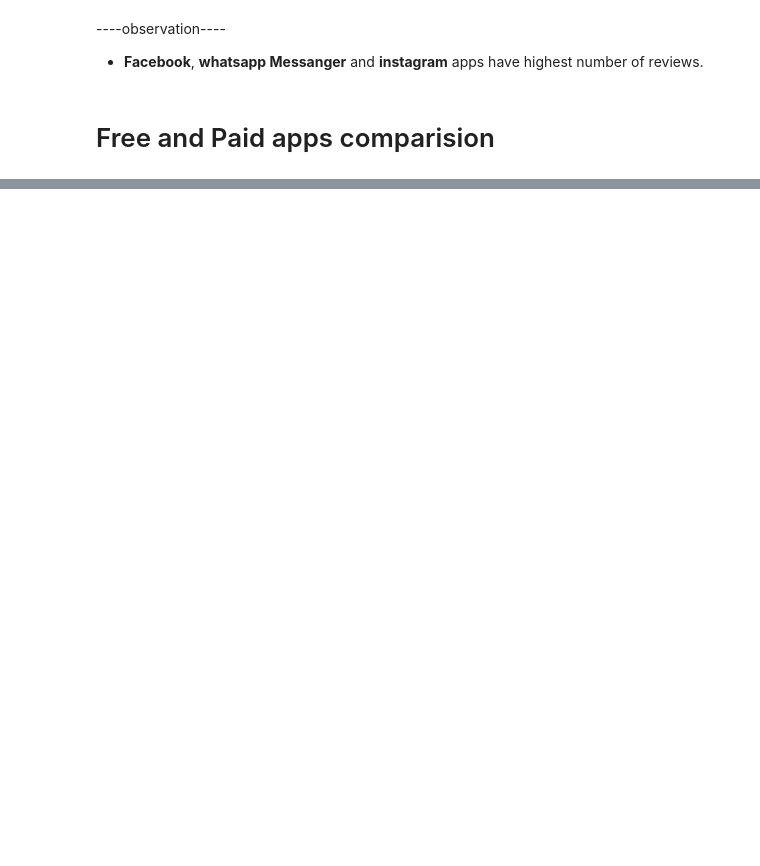
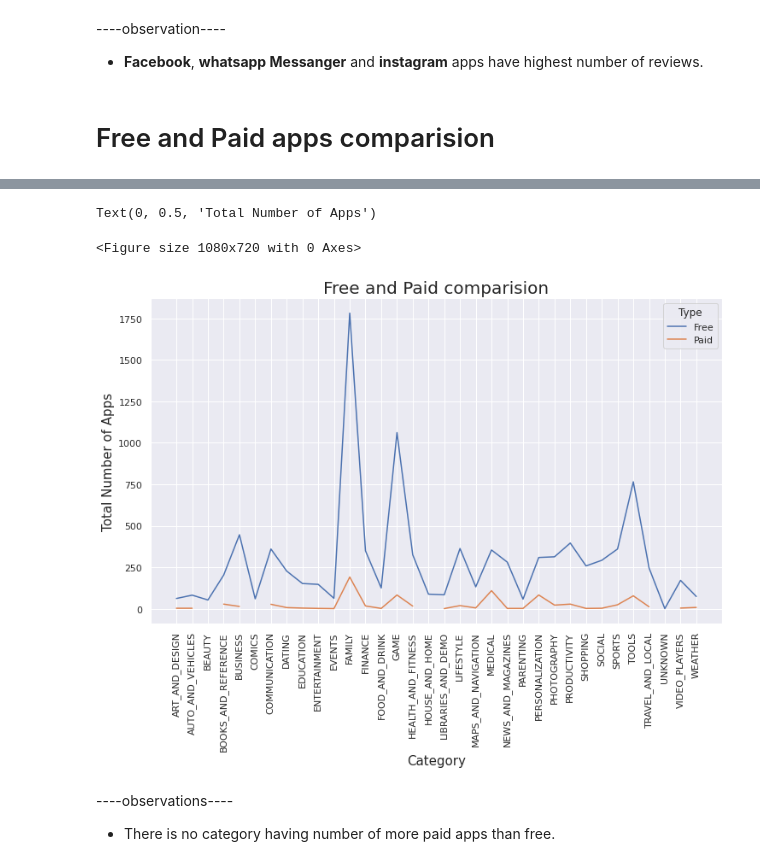
Before and after one commit to kuldeep-sngh/Play-Store-App-Review-Analysis, a Jupyter notebook: Play_Store_App_Review_Analysis_colab_notebook.ipynb, the cells around one changed output, grey strips where cells are left out. Drawn from its saved outputs; the diff is of its cells as text; code cells hidden in the pictures; blank space fills up the shorter version.

```diff
--- a/Play_Store_App_Review_Analysis_colab_notebook.ipynb
+++ b/Play_Store_App_Review_Analysis_colab_notebook.ipynb
@@ -792,0 +810,21 @@ highest_reviews_df.head(10)
+# %%
+# groupby 'category' and 'type'
+type_app_count_df = playstore_df.groupby(['Category' , 'Type']).App.size().unstack()
+# %%
+# plot a line graph to view the number of apps are paid and free.
+plt.figure(figsize=(15,10))
+type_app_count_df.plot()
+plt.xticks(np.arange(len(type_app_count_df.index)), type_app_count_df.index)
+plt.xticks(rotation = 90)
+plt.title('Free and Paid comparision' , fontsize = 20)
+plt.xlabel('Category',fontsize = 15)
+plt.ylabel('Total Number of Apps' , fontsize = 15)
+# %% [output]
+Text(0, 0.5, 'Total Number of Apps')
+<Figure size 1080x720 with 0 Axes>
+[figure, added]
+# %% [markdown]
+----observations----
+
+
+*   There is no category having number of more paid apps than free.
```
Also changed, not shown: parts of 27 cells of this notebook.
